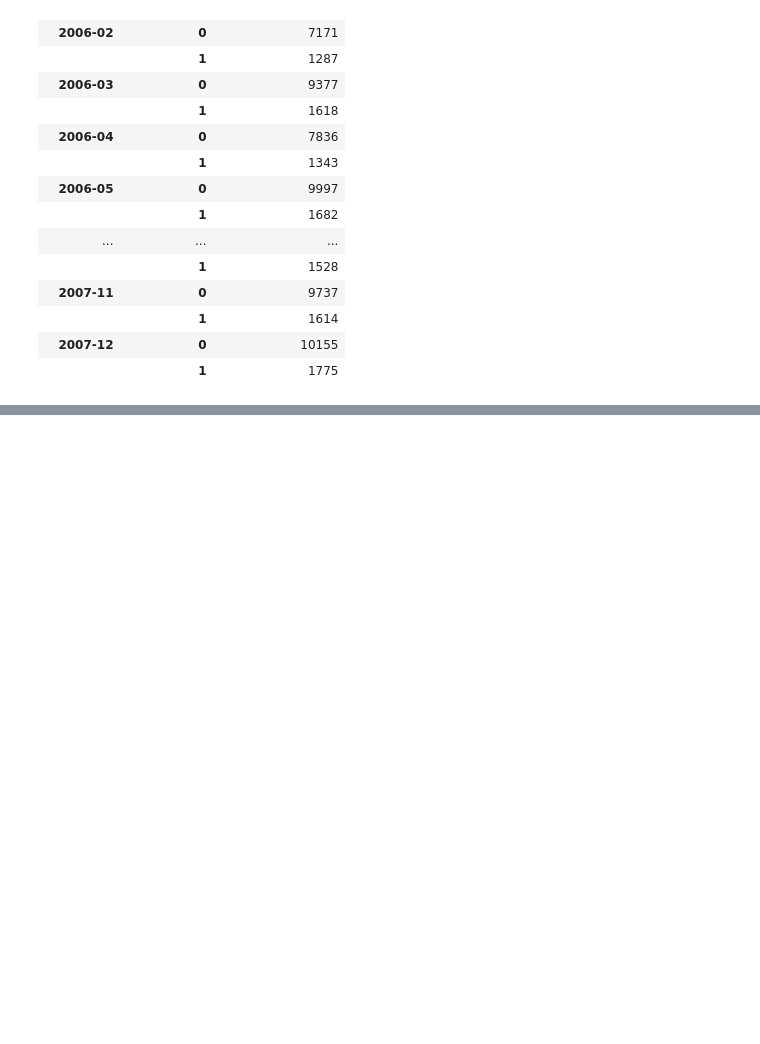
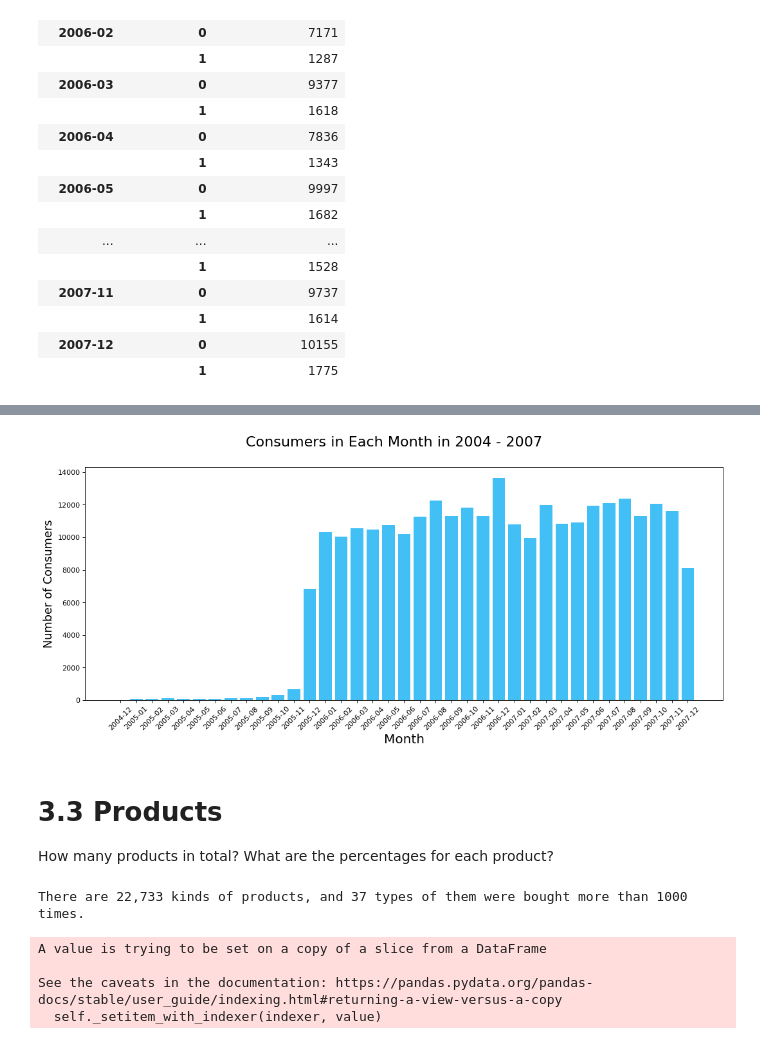
Before and after one commit to yanglinjing/vmor, a Jupyter notebook: Bank_customer_30.ipynb, the cells around one changed output, grey strips where cells are left out. Saved outputs shown, nothing was run; the diff lists cells and outputs as text; code cells hidden in the pictures; blank space fills up the shorter version.

```diff
--- a/Bank_customer_30.ipynb
+++ b/Bank_customer_30.ipynb
@@ -479,0 +535,6 @@ df.groupby(['entry_y_m', 'has_arrears']).agg({"Contract_Number": "count"})
+# %%
+x, y, r = get_agg_df('app_y_m', 'Consumer_ID', 'count')
+# %%
+draw_basic_bar_plot(x, y, 16, 6, 'Consumers in Each Month in 2004 - 2007', 'Month', 'Number of Consumers')
+# %% [output]
+[figure, added]
@@ -479,0 +546,4 @@ df.groupby(['entry_y_m', 'has_arrears']).agg({"Contract_Number": "count"})
+# %% [markdown]
+# 3.3 Products
+
+How many products in total? What are the percentages for each product?
@@ -479,0 +570,6 @@ df.groupby(['entry_y_m', 'has_arrears']).agg({"Contract_Number": "count"})
+# %%
+print(f"There are {product_df.shape[0]:,} kinds of products, \
+and {product_df[product_df['counts'] >1000].shape[0]} types \
+of them were bought more than 1000 times.")
+# %% [output]
+There are 22,733 kinds of products, and 37 types of them were bought more than 1000 times.
@@ -479,0 +579,14 @@ df.groupby(['entry_y_m', 'has_arrears']).agg({"Contract_Number": "count"})
+# %%
+# build a new df, with types more than 1000
+product_df_new = product_df[product_df['counts'] > 1000]
+
+# count the total number of types less than 1000
+n = product_df[product_df['counts'] <= 1000].sum()['counts']
+
+# Add a new row in the new df
+product_df_new.loc['Other Types'] = [n]
+# %% [output]
+A value is trying to be set on a copy of a slice from a DataFrame
+
+See the caveats in the documentation: https://pandas.pydata.org/pandas-docs/stable/user_guide/indexing.html#returning-a-view-versus-a-copy
+  self._setitem_with_indexer(indexer, value)
```
Also changed, not shown: parts of 33 cells of this notebook.
